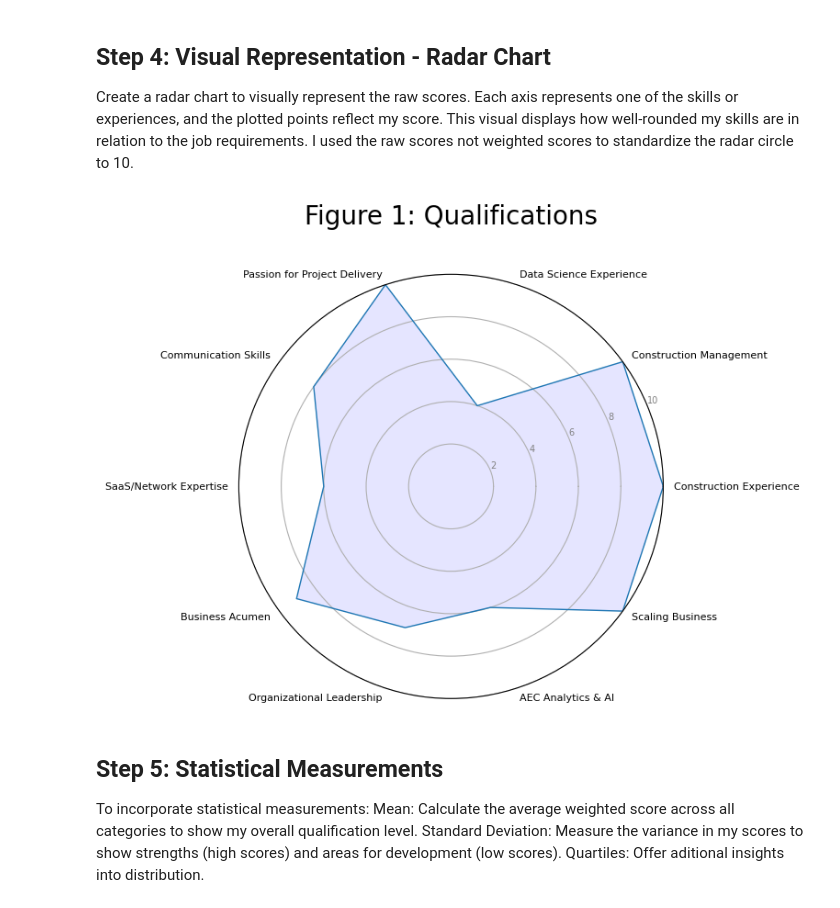
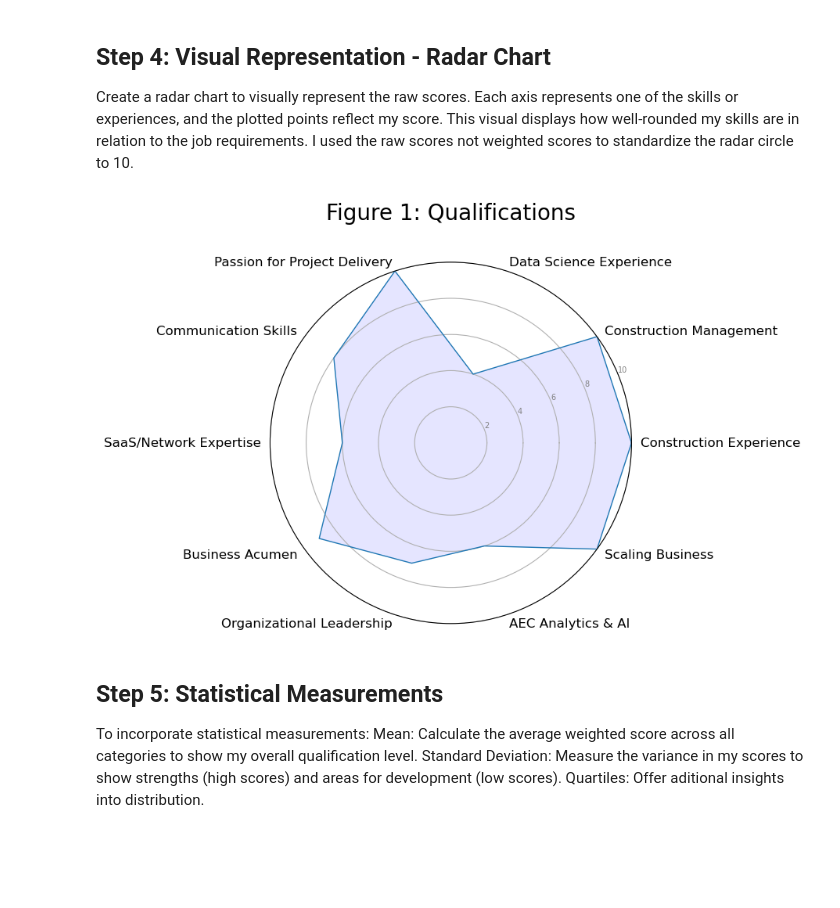
Before and after one commit to deleyeem/job_qualification, a Jupyter notebook: qualification_analysis.ipynb, the cells around one changed output. Drawn from its saved outputs; the diff is of its cells as text; code cells hidden in the pictures; blank space fills up the shorter version.

Commit message:
Increase font size on radar chart.

```diff
--- a/qualification_analysis.ipynb
+++ b/qualification_analysis.ipynb
@@ -161,35 +161,35 @@ fig, ax = plt.subplots(figsize=(10, 6), subplot_kw={'projection': 'polar'})
 for angle, category in zip(angles, categories):
     if category in ['Data Science Experience', 'Construction Management',
                     'Construction Experience', 'Scaling Business',
                     'AEC Analytics & AI']:
         ha = 'left'
     else:
         ha = 'right'
-    ax.text(angle, 10.5, category, ha=ha, va='center', fontsize=8, color='black')
+    ax.text(angle, 10.5, category, ha=ha, va='center', fontsize=12, color='black')  # Increased font size to 12
 
 # Remove angle labels
 ax.set_xticks([])
 
 # Draw ylabels
 plt.yticks([2, 4, 6, 8, 10], ["2", "4", "6", "8", "10"], color="grey", size=7)
 plt.ylim(0, 10)
 
 # Ind1
 values = df['Score'].tolist()
 values += values[:1]
 ax.plot(angles, values, linewidth=1, linestyle='solid', label="Score")
 ax.fill(angles, values, 'b', alpha=0.1)
 
 # Add title
 plt.title('Figure 1: Qualifications', size=20, color='black', y=1.1)
 
 # Save to png
 fig.savefig('fig_1_radar_chart.png', dpi=300, bbox_inches='tight')
 
 # Show plot
 plt.show()
 # %% [output]
-[figure, old version]
+[figure, new version]
 # %% [markdown]
 ## Step 5: Statistical Measurements
 To incorporate statistical measurements:
```
Also changed, not shown: 1 other file.
